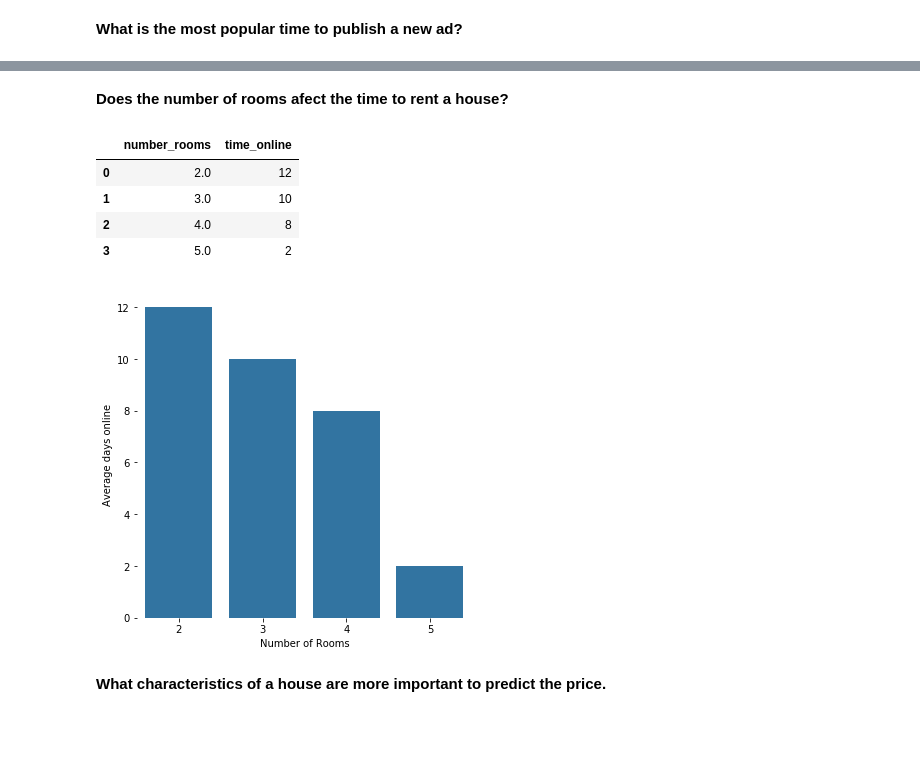
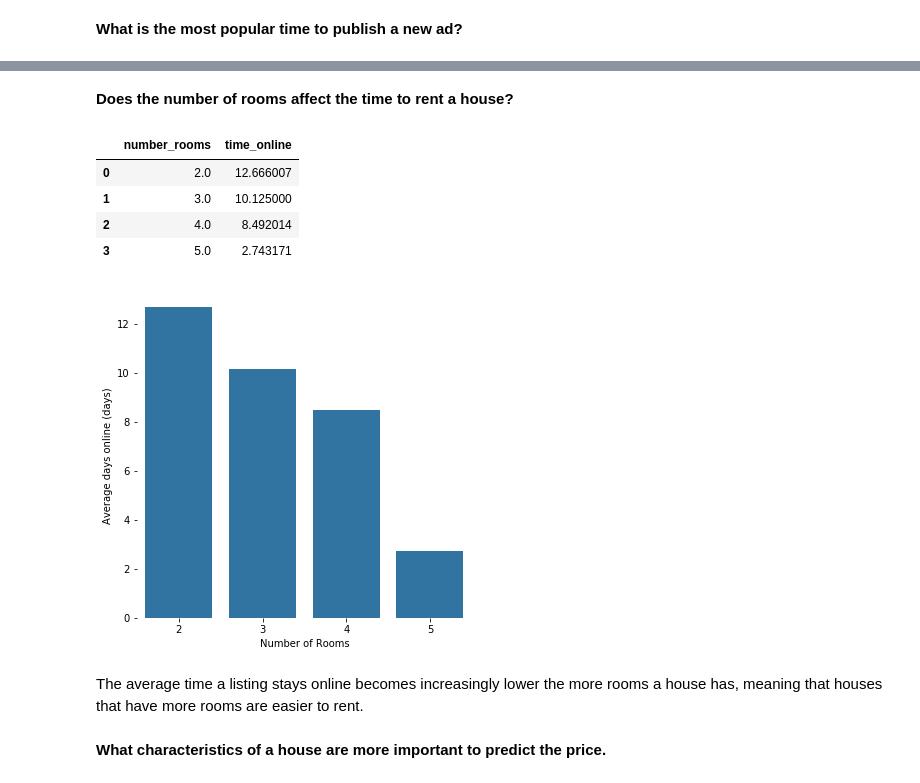
Before and after one commit to diogomatoschaves/berlin-house-prices-analysis, a Jupyter notebook: berlin-houses.ipynb, the cells around one changed output, grey strips where cells are left out. Saved outputs shown, nothing was run; the diff lists cells and outputs as text; code cells hidden in the pictures; blank space fills up the shorter version.

```diff
--- a/berlin-houses.ipynb
+++ b/berlin-houses.ipynb
@@ -739,29 +843,32 @@ comp_df.style.bar(subset=['diff_avgs'], align='mid', color=['#d65f5f', '#5fba7d'
 # %% [markdown]
-**Does the number of rooms afect the time to rent a house?**
+**Does the number of rooms affect the time to rent a house?**
 # %%
 df_copy = df.copy()
 df_copy.time_online = df_copy.time_online.dt.total_seconds()
 m = df_copy.groupby(['number_rooms']).mean()['time_online'].reset_index()
-m.time_online = m.time_online.apply(lambda x: timedelta(seconds=x).days)
+m.time_online = m.time_online.apply(lambda x: timedelta(seconds=x).days + timedelta(seconds=x).seconds / 3600 / 24)
 m
 # %% [output]
 |  | number_rooms | time_online |
-| 0 | 2.0 | 12 |
-| 1 | 3.0 | 10 |
-| 2 | 4.0 | 8 |
-| 3 | 5.0 | 2 |
+| 0 | 2.0 | 12.666007 |
+| 1 | 3.0 | 10.125000 |
+| 2 | 4.0 | 8.492014 |
+| 3 | 5.0 | 2.743171 |
 # %%
 fig = plt.figure(figsize=(6, 6))
 sb.barplot(data=m, x='number_rooms', y='time_online', color=base_color)
 plt.xlabel('Number of Rooms');
-plt.ylabel('Average days online');
+plt.ylabel('Average days online (days)');
 plt.yticks(rotation=0);
 
 plt.xticks([0, 1, 2, 3], ['2', '3', '4', '5'])
 
 remove_borders(fig)
+plt.savefig('img/average_days_per_nr_rooms.png')
 # %% [output]
-[figure, old version]
+[figure, new version]
+# %% [markdown]
+The average time a listing stays online becomes increasingly lower the more rooms a house has, meaning that houses that have more rooms are easier to rent.
 # %% [markdown]
 **What characteristics of a house are more important to predict the price.**
 # %%
```
Also changed, not shown: parts of 42 cells of this notebook, 7 other files.
